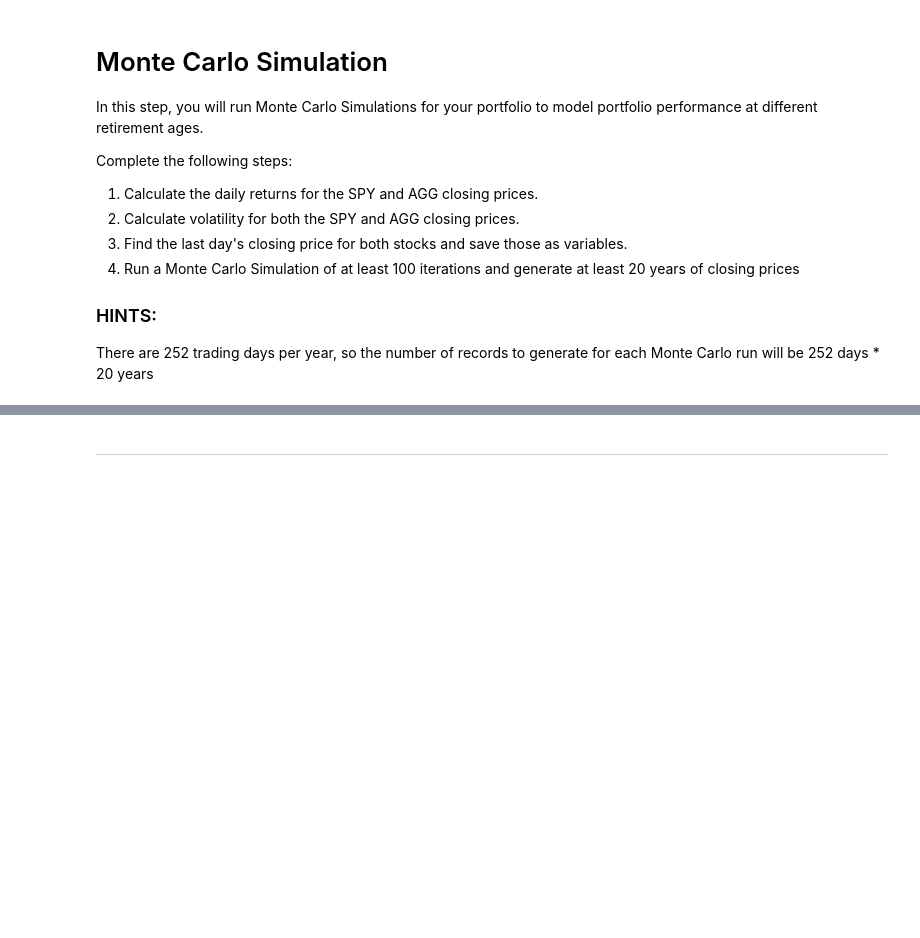
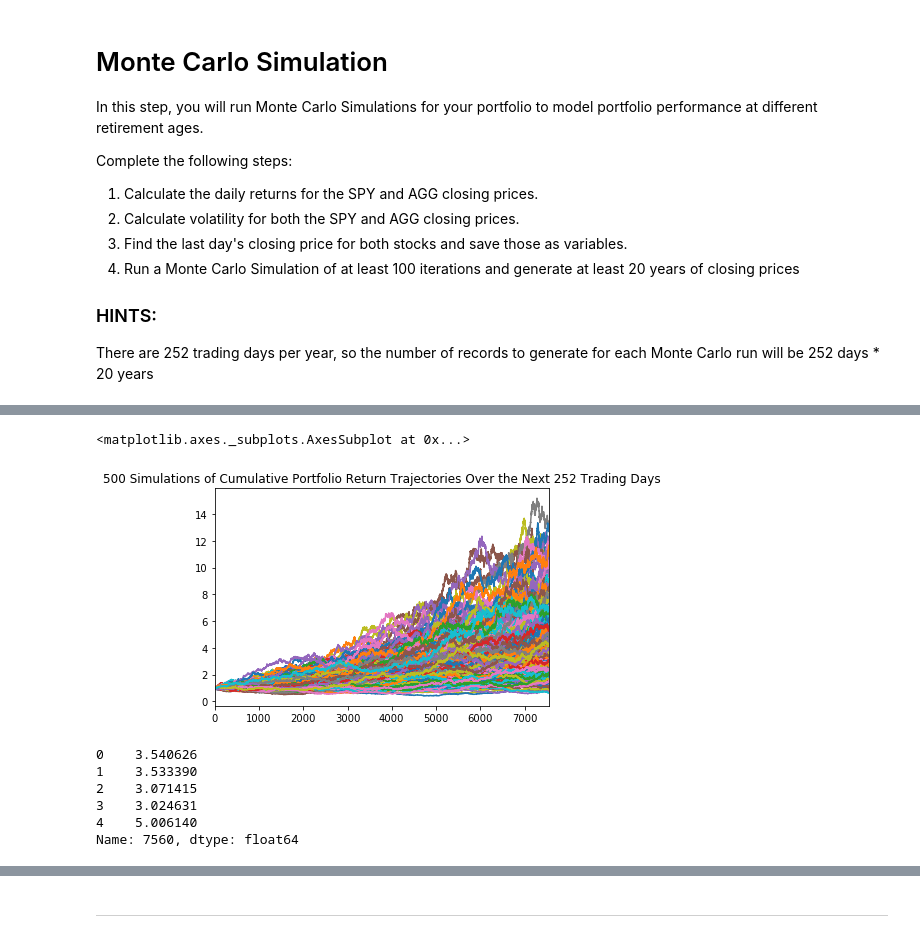
Before and after one commit to KeepItOnTheDownload/Financial-Planning-Services-Challenge, a Jupyter notebook: portfolio_planner.ipynb, the cells around one changed output, grey strips where cells are left out. Saved outputs shown, nothing was run; the diff lists cells and outputs as text; code cells hidden in the pictures; blank space fills up the shorter version.

```diff
--- a/portfolio_planner.ipynb
+++ b/portfolio_planner.ipynb
@@ -35,4 +67,5 @@ Complete the following steps:
 There are 252 trading days per year, so the number of records to generate for each Monte Carlo run will be 252 days * 20 years
 # %%
 # Calculate the daily roi for the stocks
-# YOUR CODE HERE
+daily_returns = tickers_df.pct_change()
+daily_returns.head()
@@ -41,0 +81,5 @@ There are 252 trading days per year, so the number of records to generate for ea
+# %%
+# Calculate volatility
+avg_daily_return_spy = daily_returns.mean()['SPY']['close']
+avg_daily_return_agg = daily_returns.mean()['AGG']['close']
+avg_daily_return_agg
@@ -41,0 +88,4 @@ There are 252 trading days per year, so the number of records to generate for ea
+# %%
+std_dev_daily_return_spy = daily_returns.std()['SPY']['close']
+std_dev_daily_return_agg = daily_returns.std()['AGG']['close']
+std_dev_daily_return_agg
@@ -42,3 +94,4 @@ There are 252 trading days per year, so the number of records to generate for ea
 # %%
 # Save the last day's closing price
-# YOUR CODE HERE
+spy_last_price = tickers_df['SPY']['close'][-1]
+agg_last_price = tickers_df['AGG']['close'][-1]
@@ -58,3 +150,18 @@ for x in range(number_simulations):
+# %%
+# Visualize the Simulation
+plot_title = f"{n+1} Simulations of Cumulative Portfolio Return Trajectories Over the Next 252 Trading Days"
+portfolio_cumulative_returns.plot(legend=None, title=plot_title)
+# %% [output]
+<matplotlib.axes._subplots.AxesSubplot at 0x...>
+[figure, added]
 # %%
 # Select the last row for the cumulative returns (cumulative returns at 30 years)
-# YOUR CODE HERE
+ending_cumulative_returns = portfolio_cumulative_returns.iloc[-1, :]
+ending_cumulative_returns.head()
+# %% [output]
+0    3.540626
+1    3.533390
+2    3.071415
+3    3.024631
+4    5.006140
+Name: 7560, dtype: float64
```
Also changed, not shown: parts of 30 cells of this notebook, 2 other files.
